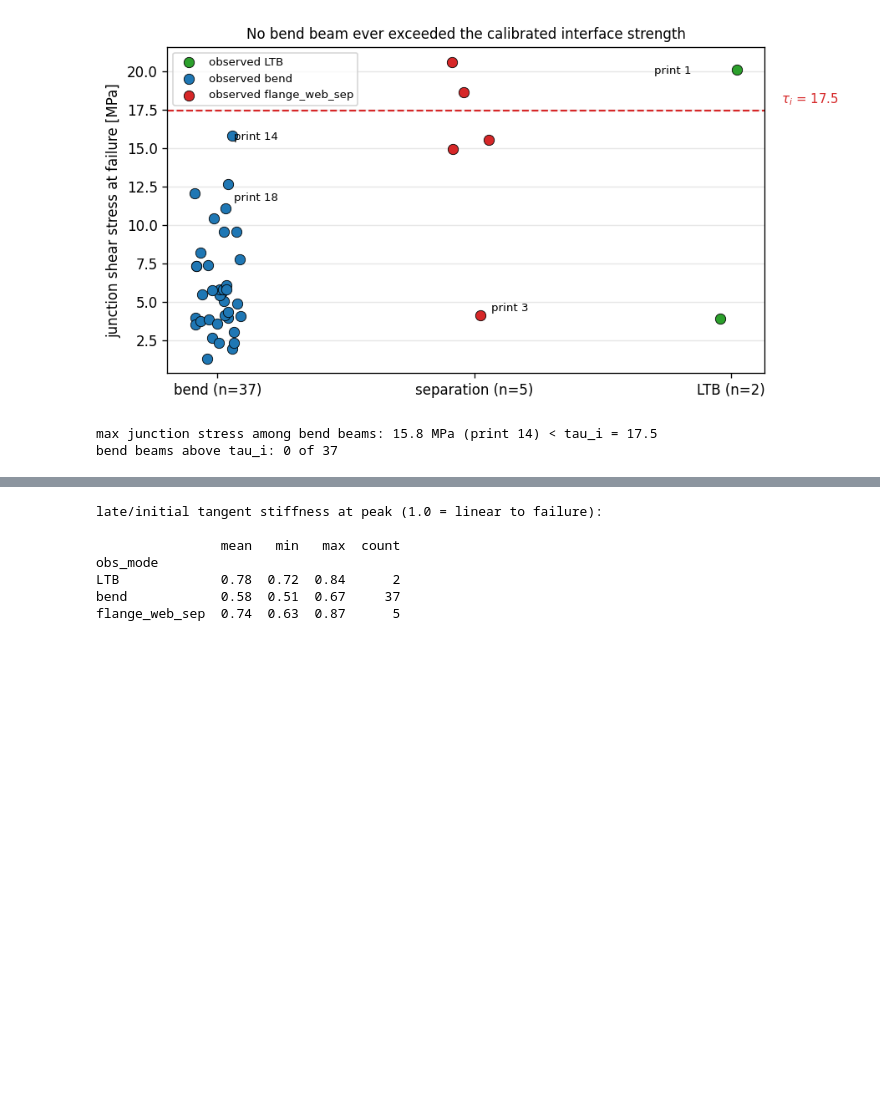
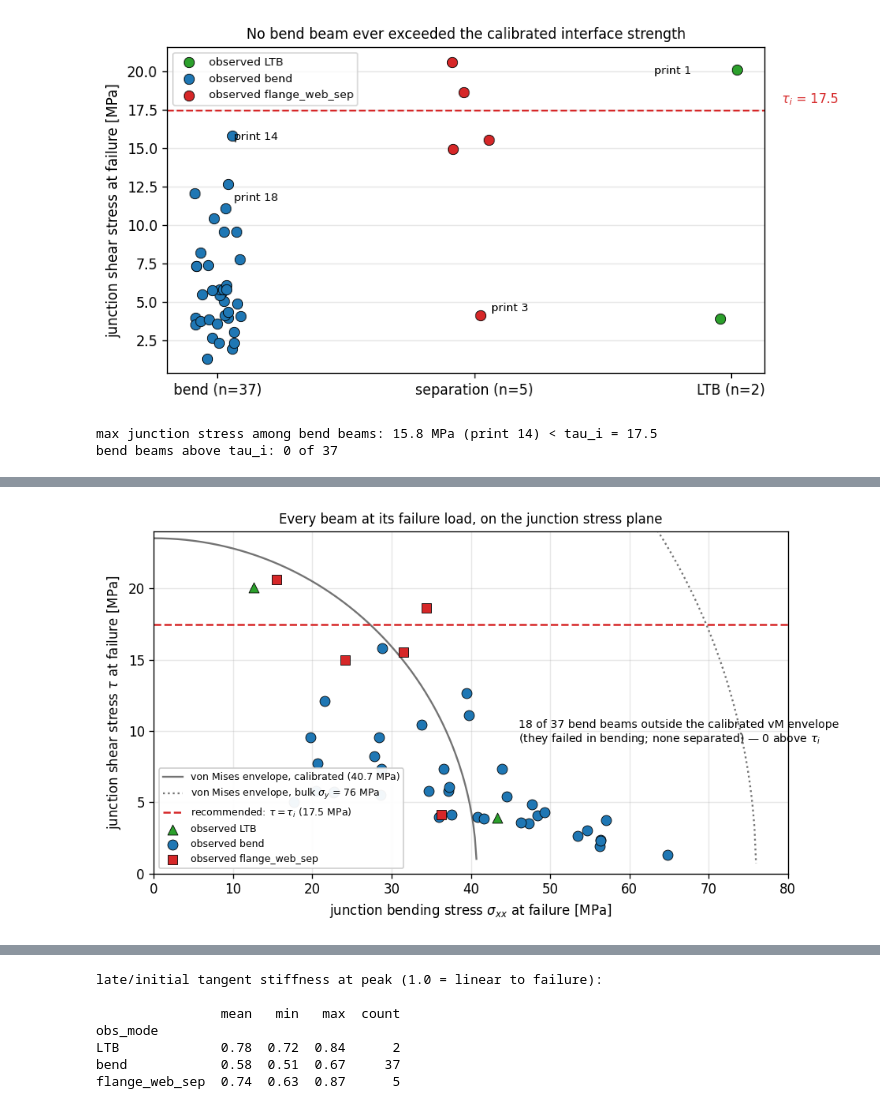
Before and after one commit to andrewvoss8-boop/core-me-data-science-activities-public, a Jupyter notebook: me323/Module1_drafts/ME323_Module1_Shear_Model_Selection_FACULTY.ipynb, the cells around one changed output, grey strips where cells are left out. Drawn from its saved outputs; the diff is of its cells as text; code cells hidden in the pictures; blank space fills up the shorter version.

```diff
--- a/me323/Module1_drafts/ME323_Module1_Shear_Model_Selection_FACULTY.ipynb
+++ b/me323/Module1_drafts/ME323_Module1_Shear_Model_Selection_FACULTY.ipynb
@@ -344,0 +428,24 @@ slope (20–60%).
+# %%
+fig, ax = plt.subplots(figsize=(8.2, 4.6))
+sg = np.linspace(0, 80, 400)
+for R, ls, lbl in [(thr_vm, "-", f"von Mises envelope, calibrated ({thr_vm:.1f} MPa)"),
+                   (SY/1e6, ":", "von Mises envelope, bulk $\\sigma_y$ = 76 MPa")]:
+    tt = np.sqrt(np.clip(R**2 - sg**2, 0, None) / 3)
+    ax.plot(sg[tt > 0], tt[tt > 0], color="0.45", ls=ls, lw=1.4, label=lbl)
+ax.axhline(TAU_I/1e6, color="tab:red", ls="--", lw=1.5,
+           label=f"recommended: $\\tau = \\tau_i$ ({TAU_I/1e6:.1f} MPa)")
+MK5 = {"bend": "o", "flange_web_sep": "s", "LTB": "^"}
+for m, g in camp.groupby("obs_mode"):
+    ax.scatter(g.sig_j, g.tau_j, c=COL[m], marker=MK5[m], s=60,
+               edgecolor="k", lw=0.5, zorder=3, label=f"observed {m}")
+ax.annotate(f"{n_vm} of {len(bendv)} bend beams outside the calibrated vM envelope\n"
+            f"(they failed in bending; none separated) — {n_tau} above $\\tau_i$",
+            (46, 9.2), fontsize=8.5, ha="left")
+ax.set_xlabel("junction bending stress $\\sigma_{xx}$ at failure [MPa]")
+ax.set_ylabel("junction shear stress $\\tau$ at failure [MPa]")
+ax.set_title("Every beam at its failure load, on the junction stress plane", fontsize=10)
+ax.set_xlim(0, 80); ax.set_ylim(0, 24)
+ax.grid(alpha=0.3); ax.legend(fontsize=7.5, loc="lower left", framealpha=0.95)
+plt.tight_layout(); plt.show()
+# %% [output]
+[figure, added]
```
Also changed, not shown: parts of 9 cells of this notebook, 1 other file.
